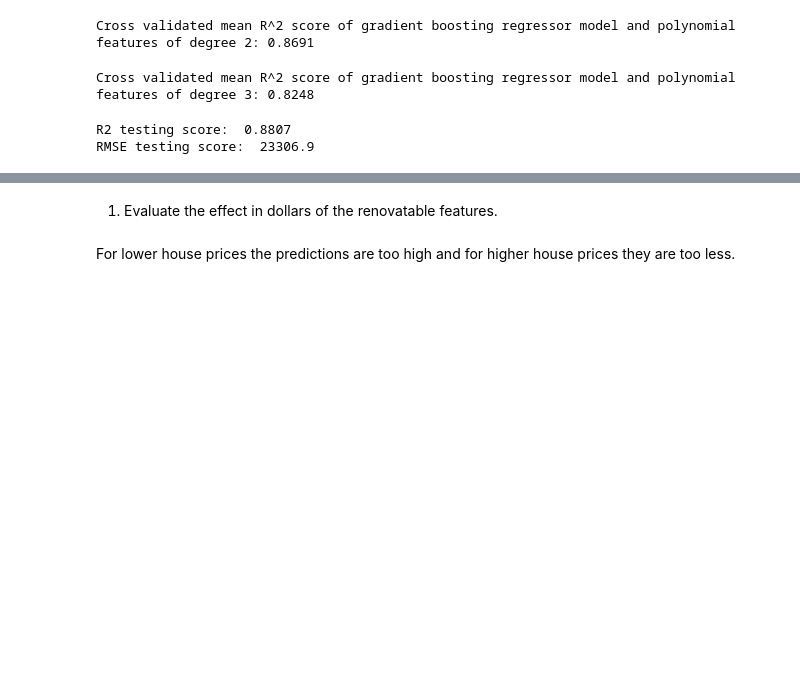
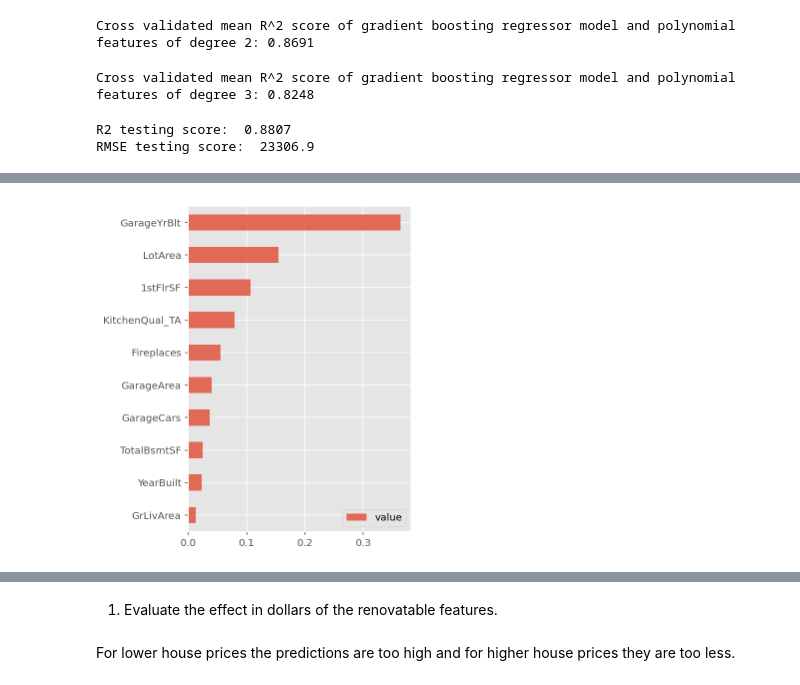
Before and after one commit to androi7/ds-mini-projects, a Jupyter notebook: House-Prices/House_Prices.ipynb, the cells around one changed output, grey strips where cells are left out. Drawn from its saved outputs; the diff is of its cells as text; code cells hidden in the pictures; blank space fills up the shorter version.

Commit message:
feat: add feature importance for model evaluation

```diff
--- a/House-Prices/House_Prices.ipynb
+++ b/House-Prices/House_Prices.ipynb
@@ -1223,0 +1255,13 @@ RMSE testing score:  23306.9
+# %%
+feature_importance = {col: val for col, val in zip(X_train.columns, model.best_estimator_.feature_importances_)}
+feature_importance = sorted(feature_importance.items(), key=lambda x: x[1], reverse=True)
+
+df_feat_imp = pd.DataFrame({'feature': [i[0] for i in feature_importance],
+                            'value': [i[1] for i in feature_importance]})
+fig, ax = plt.subplots(figsize=(4,6))
+df_feat_imp.iloc[:10].sort_values(by='value', ascending=True).plot(kind='barh', ax=ax, alpha=0.8)
+ax.set_yticklabels(df_feat_imp.iloc[:10, 0])
+plt.set_title()
+plt.show()
+# %% [output]
+[figure, added]
```
Also changed, not shown: parts of 3 cells of this notebook.
